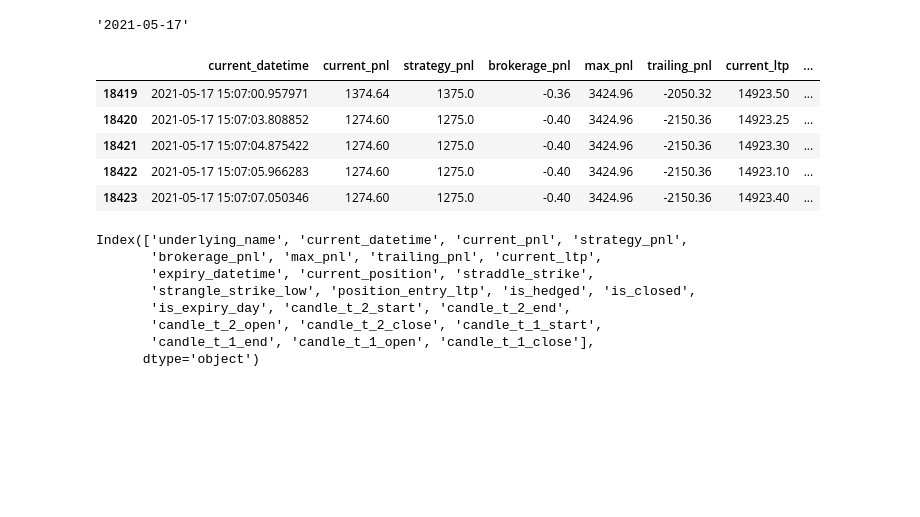
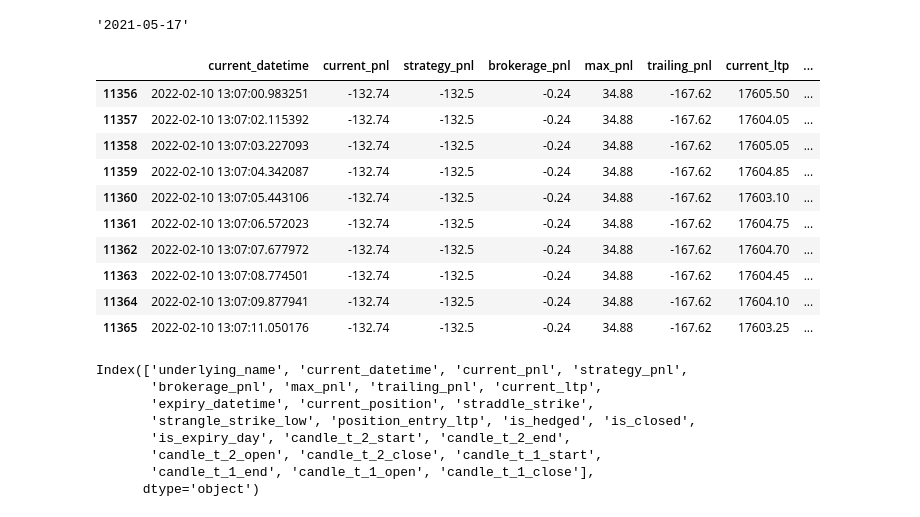
Before and after one commit to hiteshgulati/Algo-Trader, a Jupyter notebook: play.ipynb, the cells around one changed output. Saved outputs shown, nothing was run; the diff lists cells and outputs as text; code cells hidden in the pictures; blank space fills up the shorter version.

```diff
--- a/play.ipynb
+++ b/play.ipynb
@@ -275,34 +275,39 @@ kite.quote('NFO:NIFTY22FEB17200CE')
 '2021-05-17'
 # %%
 #Slice data
-all_df = pd.read_csv("data_df/Data 2021-05-17 09_15_00 team.csv")
+all_df = pd.read_csv("data_df/Data 2022-02-10 09_50_07 team.csv")
 all_df['current_datetime'] = pd.to_datetime(all_df['current_datetime'])
 all_df['expiry_datetime'] = pd.to_datetime(all_df['expiry_datetime'])
 # all_df.rename(columns={'candle_5_0_close_last':'candle_5_0_close',
 #                         'candle_5_0_open_last':'candle_5_0_open',
 #                         'candle_5_5_close_last':'candle_5_5_close',
 #                         'candle_5_5_open_last':'candle_5_0_open'},
 #                         inplace=True)
 
 # from_time = dt(2021,5,17,9,45,0)
-from_time = dt(2021,5,17,15,7,0)
-till_time = dt(2022,1,21,15,50,1)
+from_time = dt(2022,2,10,13,7,0)
+till_time = dt(2022,2,10,15,50,1)
 
 slice = all_df[(all_df['current_datetime']>=from_time) &\
-   (all_df['current_datetime']<=till_time)].head(5)
+   (all_df['current_datetime']<=till_time)].head(10)
 
 slice[['current_datetime', 'current_pnl', 'strategy_pnl',
        'brokerage_pnl', 'max_pnl', 'trailing_pnl', 'current_ltp',
        'current_position', 'straddle_strike',
        'strangle_strike_low', 'position_entry_ltp', 'is_hedged', 'is_closed',
        'candle_t_2_open', 'candle_t_2_close', 'candle_t_1_open', 'candle_t_1_close']]
 # %% [output]
 |  | current_datetime | current_pnl | strategy_pnl | brokerage_pnl | max_pnl | trailing_pnl | current_ltp | ... |
-| 18419 | 2021-05-17 15:07:00.957971 | 1374.64 | 1375.0 | -0.36 | 3424.96 | -2050.32 | 14923.50 | ... |
-| 18420 | 2021-05-17 15:07:03.808852 | 1274.60 | 1275.0 | -0.40 | 3424.96 | -2150.36 | 14923.25 | ... |
-| 18421 | 2021-05-17 15:07:04.875422 | 1274.60 | 1275.0 | -0.40 | 3424.96 | -2150.36 | 14923.30 | ... |
-| 18422 | 2021-05-17 15:07:05.966283 | 1274.60 | 1275.0 | -0.40 | 3424.96 | -2150.36 | 14923.10 | ... |
-| 18423 | 2021-05-17 15:07:07.050346 | 1274.60 | 1275.0 | -0.40 | 3424.96 | -2150.36 | 14923.40 | ... |
+| 11356 | 2022-02-10 13:07:00.983251 | -132.74 | -132.5 | -0.24 | 34.88 | -167.62 | 17605.50 | ... |
+| 11357 | 2022-02-10 13:07:02.115392 | -132.74 | -132.5 | -0.24 | 34.88 | -167.62 | 17604.05 | ... |
+| 11358 | 2022-02-10 13:07:03.227093 | -132.74 | -132.5 | -0.24 | 34.88 | -167.62 | 17605.05 | ... |
+| 11359 | 2022-02-10 13:07:04.342087 | -132.74 | -132.5 | -0.24 | 34.88 | -167.62 | 17604.85 | ... |
+| 11360 | 2022-02-10 13:07:05.443106 | -132.74 | -132.5 | -0.24 | 34.88 | -167.62 | 17603.10 | ... |
+| 11361 | 2022-02-10 13:07:06.572023 | -132.74 | -132.5 | -0.24 | 34.88 | -167.62 | 17604.75 | ... |
+| 11362 | 2022-02-10 13:07:07.677972 | -132.74 | -132.5 | -0.24 | 34.88 | -167.62 | 17604.70 | ... |
+| 11363 | 2022-02-10 13:07:08.774501 | -132.74 | -132.5 | -0.24 | 34.88 | -167.62 | 17604.45 | ... |
+| 11364 | 2022-02-10 13:07:09.877941 | -132.74 | -132.5 | -0.24 | 34.88 | -167.62 | 17604.10 | ... |
+| 11365 | 2022-02-10 13:07:11.050176 | -132.74 | -132.5 | -0.24 | 34.88 | -167.62 | 17603.25 | ... |
 # %%
 slice.columns
 # %% [output]
```
Also changed, not shown: 7 other files.
